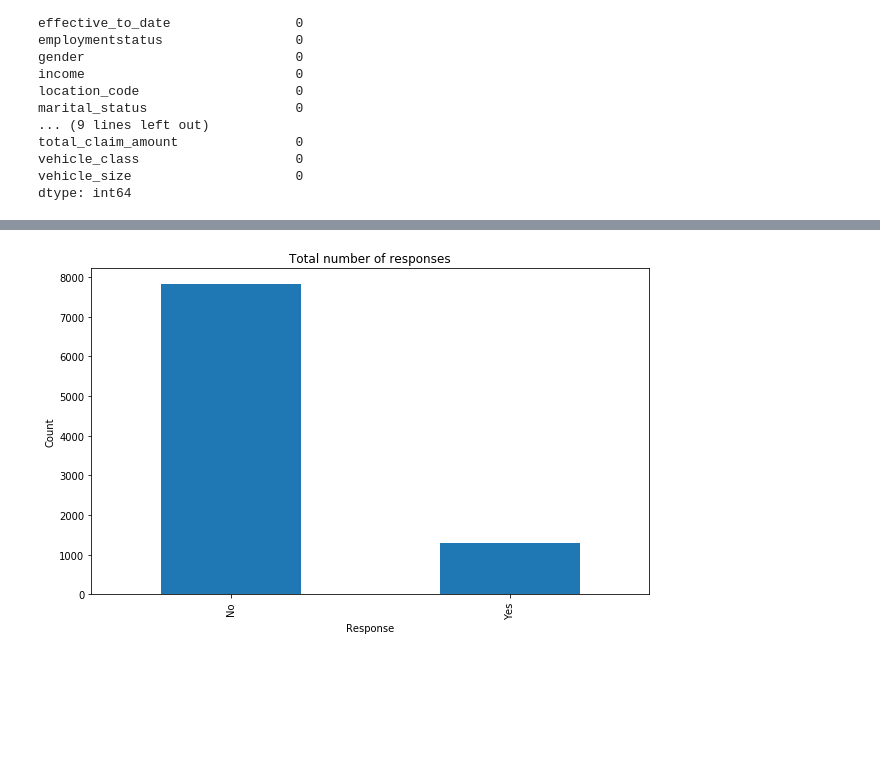
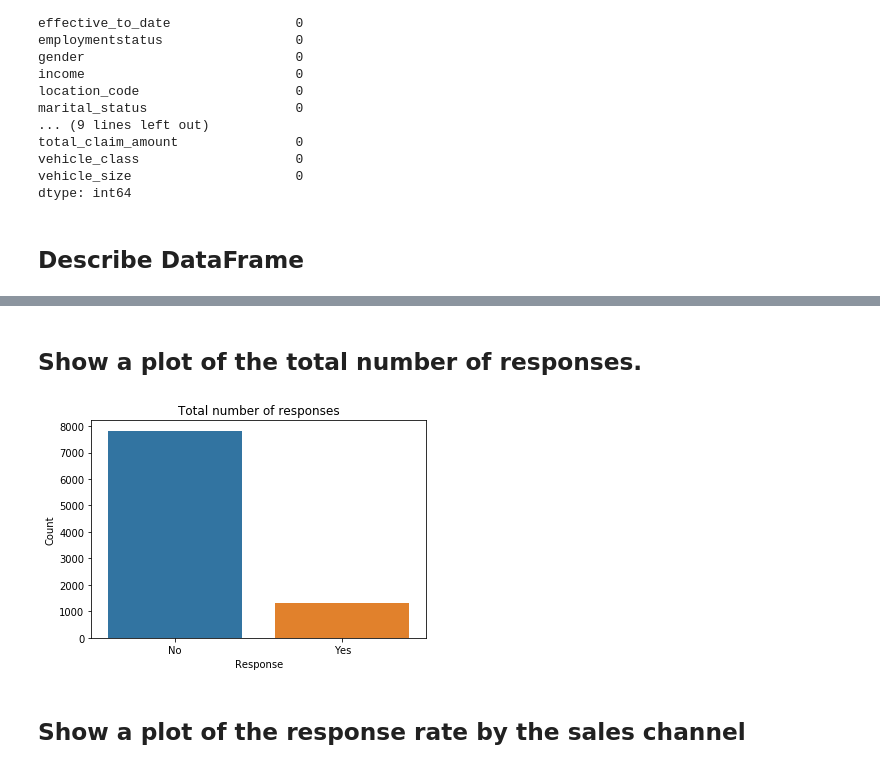
Before and after one commit to dooinn/lab-customer-analysis-round-3, a Jupyter notebook: lab-customer-analysis-round-3.ipynb, the cells around one changed output, grey strips where cells are left out. Cells and saved outputs as stored; diff of their text form; code cells hidden in the pictures; blank space fills up the shorter version.

```diff
--- a/lab-customer-analysis-round-3.ipynb
+++ b/lab-customer-analysis-round-3.ipynb
@@ -56,6 +60,8 @@ total_claim_amount               0
 vehicle_class                    0
 vehicle_size                     0
 dtype: int64
+# %% [markdown]
+## Describe DataFrame
 # %%
 df.describe()
 # %% [output]
@@ -68,15 +74,16 @@ df.describe()
 | 50% | 5780.182197 | 33889.500000 | 83.000000 | 14.000000 | 48.000000 | ... |
 | 75% | 8962.167041 | 62320.000000 | 109.000000 | 23.000000 | 71.000000 | ... |
 | max | 83325.381190 | 99981.000000 | 298.000000 | 35.000000 | 99.000000 | ... |
+# %% [markdown]
+## Show a plot of the total number of responses.
 # %%
-response_counts = df['response'].value_counts()
-
-plt.figure(figsize=(10,6))
-response_counts.plot(kind='bar')
+sns.countplot(x='response', data=df)
 plt.xlabel('Response')
 plt.ylabel('Count')
 plt.title('Total number of responses')
 plt.show()
 # %% [output]
-[figure, old version]
+[figure, new version]
+# %% [markdown]
+## Show a plot of the response rate by the sales channel
 # %%
```
Also changed, not shown: parts of 17 cells of this notebook.
